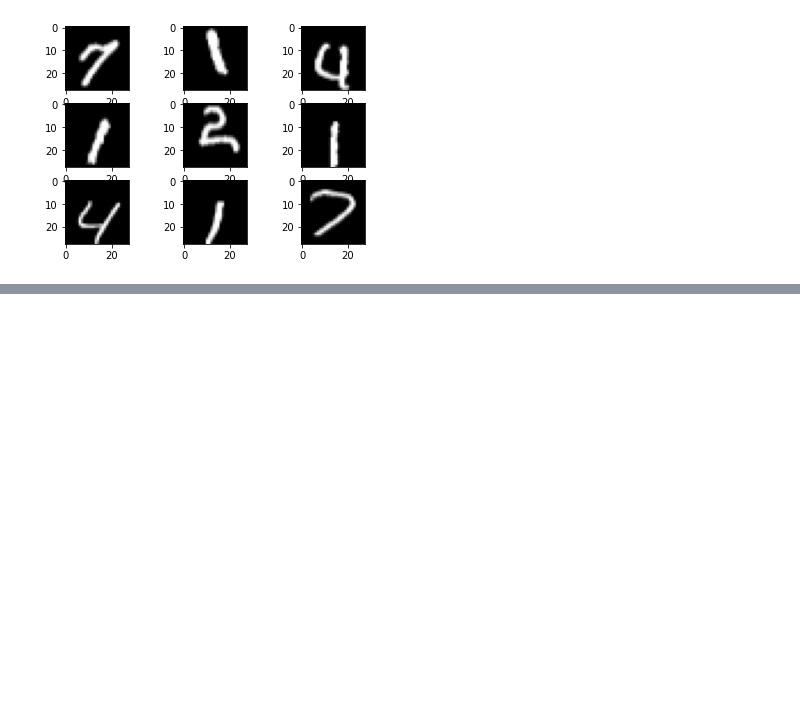
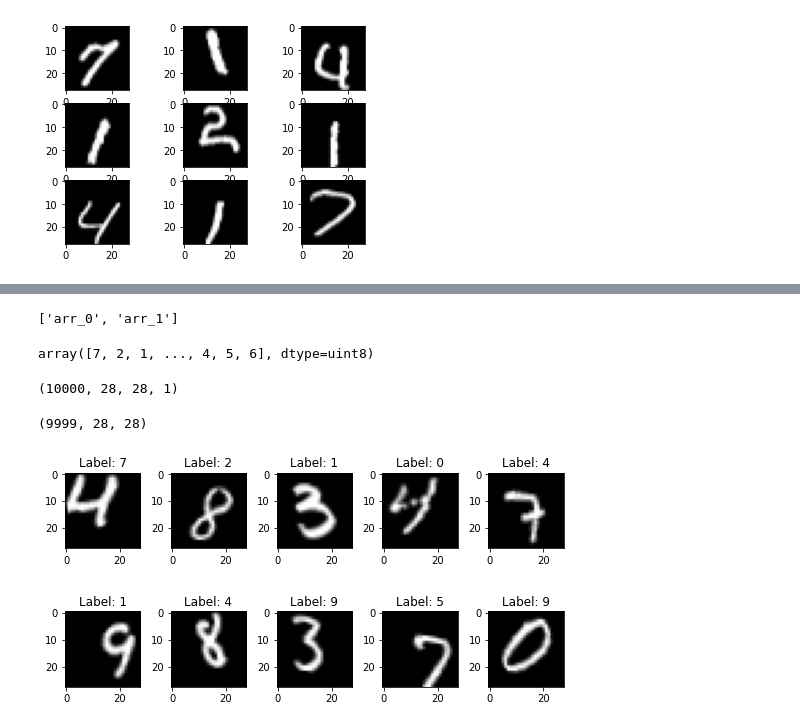
Before and after one commit to Iftekhar-mobin/AI-system, a Jupyter notebook: Assignments/Number_gen_assign01.ipynb, the cells around one changed output, grey strips where cells are left out. Drawn from its saved outputs; the diff is of its cells as text; code cells hidden in the pictures; blank space fills up the shorter version.

```diff
--- a/Assignments/Number_gen_assign01.ipynb
+++ b/Assignments/Number_gen_assign01.ipynb
@@ -371,0 +376,24 @@ for X_batch, y_batch in datagen.flow(X_train, y, batch_size=9):
+# %%
+generated_data = load_generated_data(os.path.join(os.getcwd(), 'keras_data'), 'keras_augmented_data.npz')
+# %%
+[x for x in generated_data.keys()]
+# %% [output]
+['arr_0', 'arr_1']
+# %%
+generated_data['arr_1']
+# %% [output]
+array([7, 2, 1, ..., 4, 5, 6], dtype=uint8)
+# %%
+generated_data['arr_0'].shape
+# %% [output]
+(10000, 28, 28, 1)
+# %%
+dataset = generated_data['arr_0'].reshape(generated_data['arr_0'].shape[0], 28, 28)
+# %%
+dataset.shape
+# %% [output]
+(9999, 28, 28)
+# %%
+plot_samples(dataset, generated_data['arr_1'])
+# %% [output]
+[figure, added]
```
Also changed, not shown: parts of 3 cells of this notebook, 6 other files.
